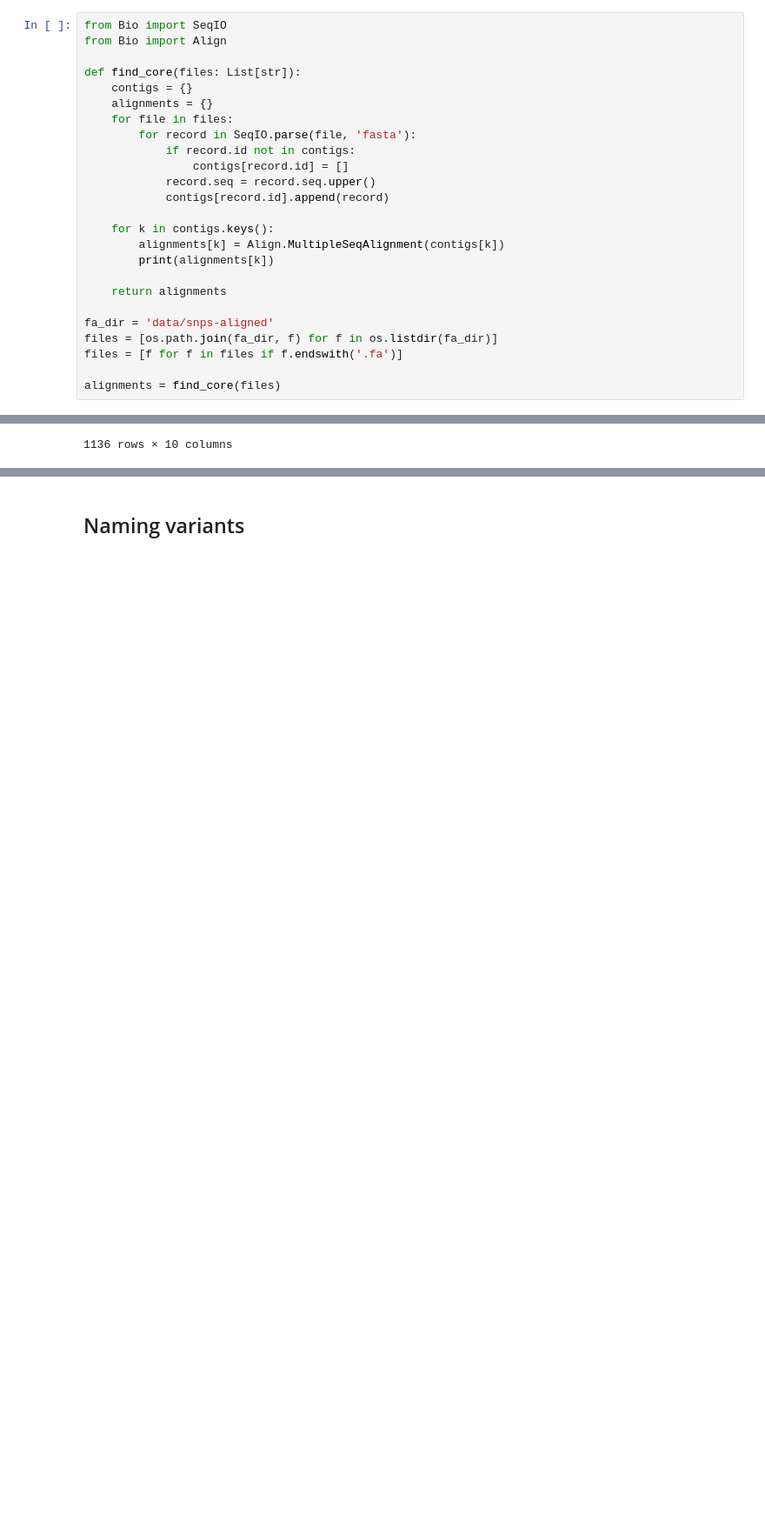
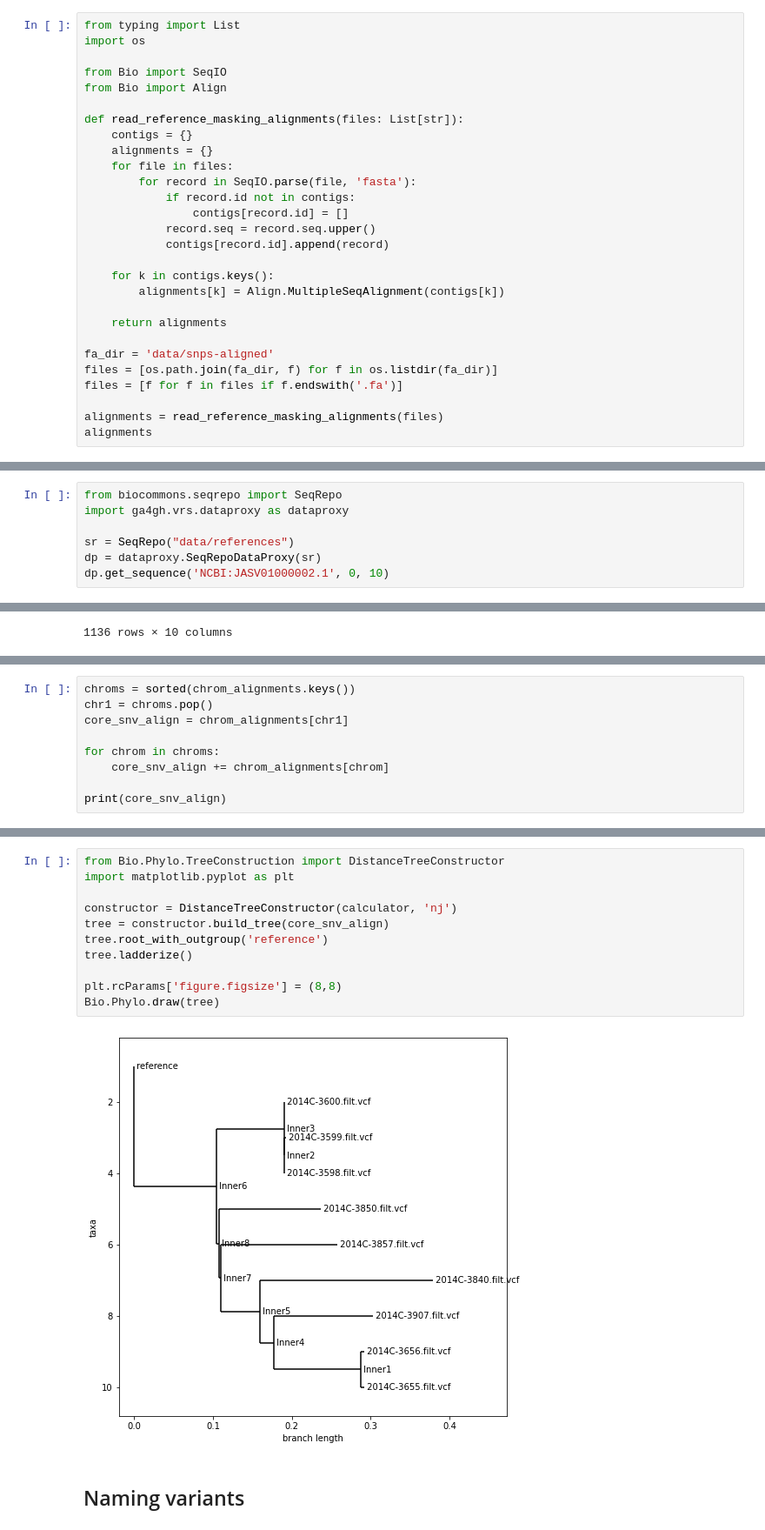
Before and after one commit to apetkau/variant-repo-test, a Jupyter notebook: load-vcf.ipynb, the cells around one changed output, grey strips where cells are left out. Shown at 87% size. Saved outputs shown, nothing was run; the diff lists cells and outputs as text; blank space fills up the shorter version.

Commit message:
Building tree

```diff
--- a/load-vcf.ipynb
+++ b/load-vcf.ipynb
@@ -21,10 +21,13 @@ python -m pip instal biopython scipy bitvector
 
 ## find core
 # %%
+from typing import List
+import os
+
 from Bio import SeqIO
 from Bio import Align
 
-def find_core(files: List[str]):
+def read_reference_masking_alignments(files: List[str]):
     contigs = {}
     alignments = {}
     for file in files:
@@ -36,7 +39,6 @@ def find_core(files: List[str]):
 
     for k in contigs.keys():
         alignments[k] = Align.MultipleSeqAlignment(contigs[k])
-        print(alignments[k])
 
     return alignments
 
@@ -44,5 +46,6 @@ fa_dir = 'data/snps-aligned'
 files = [os.path.join(fa_dir, f) for f in os.listdir(fa_dir)]
 files = [f for f in files if f.endswith('.fa')]
 
-alignments = find_core(files)
+alignments = read_reference_masking_alignments(files)
+alignments
 # %% [output]
@@ -103,0 +97,7 @@ print(masks['JASV01000002.1'])
+# %%
+from biocommons.seqrepo import SeqRepo
+import ga4gh.vrs.dataproxy as dataproxy
+
+sr = SeqRepo("data/references")
+dp = dataproxy.SeqRepoDataProxy(sr)
+dp.get_sequence('NCBI:JASV01000002.1', 0, 10)
@@ -153,0 +245,9 @@ df
+# %%
+chroms = sorted(chrom_alignments.keys())
+chr1 = chroms.pop()
+core_snv_align = chrom_alignments[chr1]
+
+for chrom in chroms:
+    core_snv_align += chrom_alignments[chrom]
+
+print(core_snv_align)
@@ -154,3 +266,16 @@ df
+# %%
+from Bio.Phylo.TreeConstruction import DistanceTreeConstructor
+import matplotlib.pyplot as plt
+
+constructor = DistanceTreeConstructor(calculator, 'nj')
+tree = constructor.build_tree(core_snv_align)
+tree.root_with_outgroup('reference')
+tree.ladderize()
+
+plt.rcParams['figure.figsize'] = (8,8)
+Bio.Phylo.draw(tree)
+# %% [output]
+[figure, added]
 # %% [markdown]
 ## Naming variants
 # %%
```
Also changed, not shown: parts of 12 cells of this notebook.
